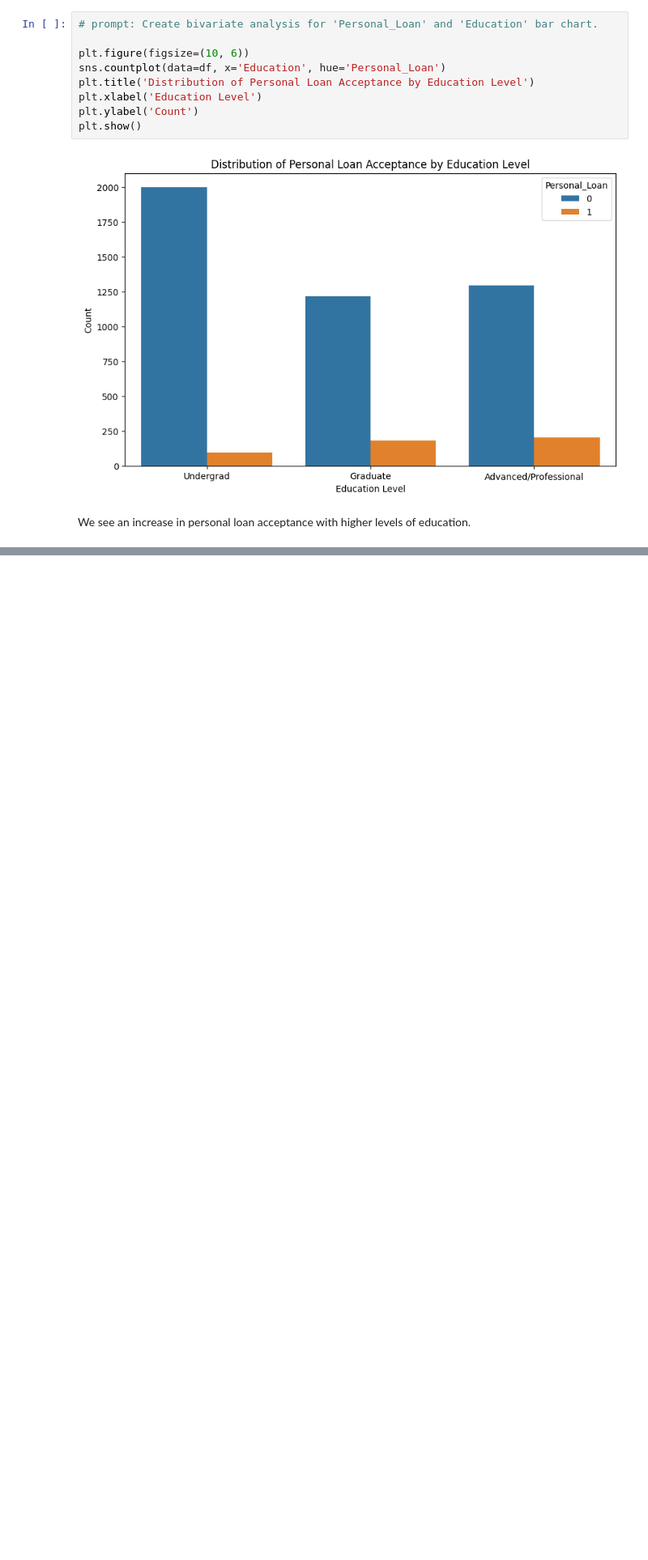
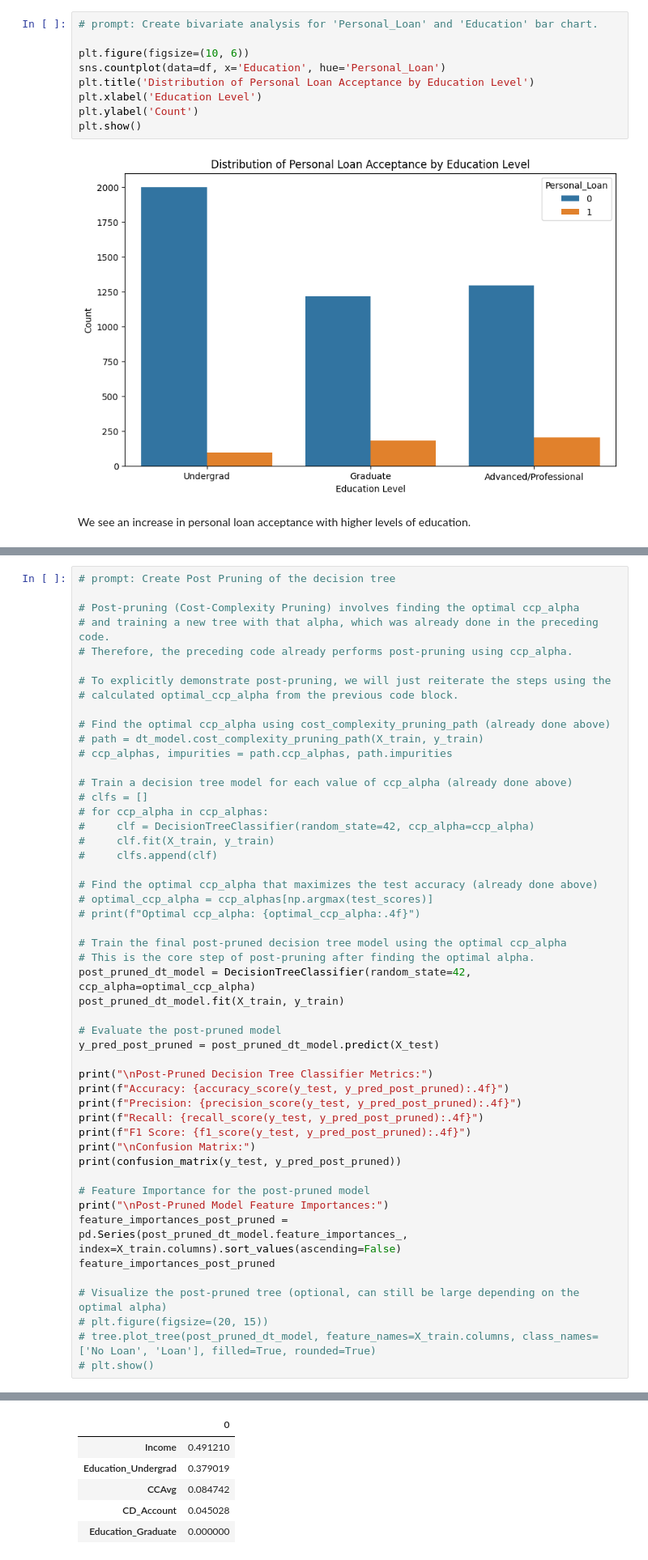
Before and after one commit to DanaDewita/Documents, a Jupyter notebook: Bank_Loan_Modelling.ipynb, the cells around one changed output, grey strips where cells are left out. Shown at 81% size. Drawn from its saved outputs; the diff is of its cells as text; blank space fills up the shorter version.

```diff
--- a/Bank_Loan_Modelling.ipynb
+++ b/Bank_Loan_Modelling.ipynb
@@ -589,0 +688,51 @@ dtype: float64
+# %%
+# prompt: Create Post Pruning of the decision tree
+
+# Post-pruning (Cost-Complexity Pruning) involves finding the optimal ccp_alpha
+# and training a new tree with that alpha, which was already done in the preceding code.
+# Therefore, the preceding code already performs post-pruning using ccp_alpha.
+
+# To explicitly demonstrate post-pruning, we will just reiterate the steps using the
+# calculated optimal_ccp_alpha from the previous code block.
+
+# Find the optimal ccp_alpha using cost_complexity_pruning_path (already done above)
+# path = dt_model.cost_complexity_pruning_path(X_train, y_train)
+# ccp_alphas, impurities = path.ccp_alphas, path.impurities
+
+# Train a decision tree model for each value of ccp_alpha (already done above)
+# clfs = []
+# for ccp_alpha in ccp_alphas:
+#     clf = DecisionTreeClassifier(random_state=42, ccp_alpha=ccp_alpha)
+#     clf.fit(X_train, y_train)
+#     clfs.append(clf)
+
+# Find the optimal ccp_alpha that maximizes the test accuracy (already done above)
+# optimal_ccp_alpha = ccp_alphas[np.argmax(test_scores)]
+# print(f"Optimal ccp_alpha: {optimal_ccp_alpha:.4f}")
+
+# Train the final post-pruned decision tree model using the optimal ccp_alpha
+# This is the core step of post-pruning after finding the optimal alpha.
+post_pruned_dt_model = DecisionTreeClassifier(random_state=42, ccp_alpha=optimal_ccp_alpha)
+post_pruned_dt_model.fit(X_train, y_train)
+
+# Evaluate the post-pruned model
+y_pred_post_pruned = post_pruned_dt_model.predict(X_test)
+
+print("\nPost-Pruned Decision Tree Classifier Metrics:")
+print(f"Accuracy: {accuracy_score(y_test, y_pred_post_pruned):.4f}")
+print(f"Precision: {precision_score(y_test, y_pred_post_pruned):.4f}")
+print(f"Recall: {recall_score(y_test, y_pred_post_pruned):.4f}")
+print(f"F1 Score: {f1_score(y_test, y_pred_post_pruned):.4f}")
+print("\nConfusion Matrix:")
+print(confusion_matrix(y_test, y_pred_post_pruned))
+
+# Feature Importance for the post-pruned model
+print("\nPost-Pruned Model Feature Importances:")
+feature_importances_post_pruned = pd.Series(post_pruned_dt_model.feature_importances_, index=X_train.columns).sort_values(ascending=False)
+feature_importances_post_pruned
+
+# Visualize the post-pruned tree (optional, can still be large depending on the optimal alpha)
+# plt.figure(figsize=(20, 15))
+# tree.plot_tree(post_pruned_dt_model, feature_names=X_train.columns, class_names=['No Loan', 'Loan'], filled=True, rounded=True)
+# plt.show()
+# %% [output]
@@ -589,0 +750,6 @@ dtype: float64
+|  | 0 |
+| Income | 0.491210 |
+| Education_Undergrad | 0.379019 |
+| CCAvg | 0.084742 |
+| CD_Account | 0.045028 |
+| Education_Graduate | 0.000000 |
```
Also changed, not shown: parts of 7 cells of this notebook.
